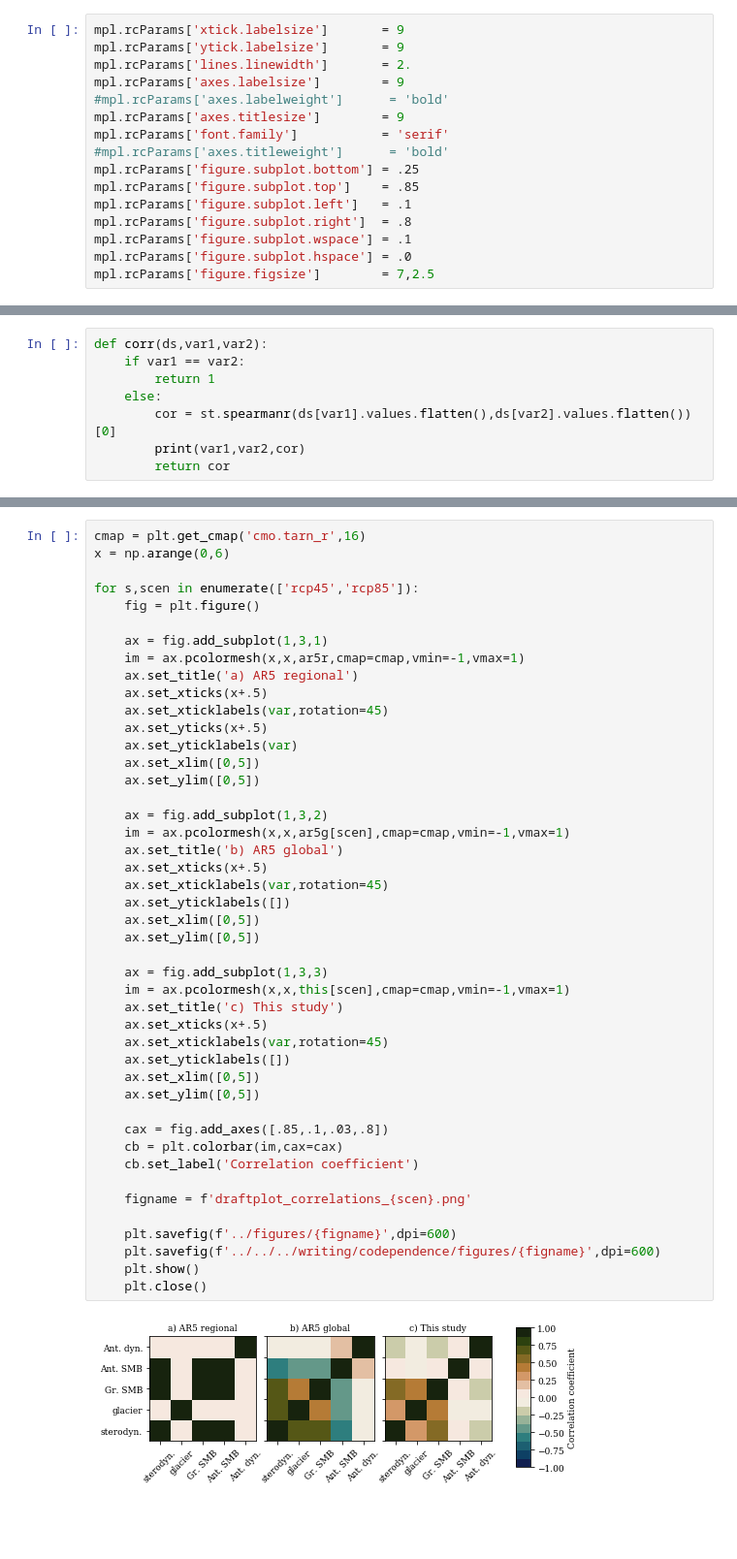
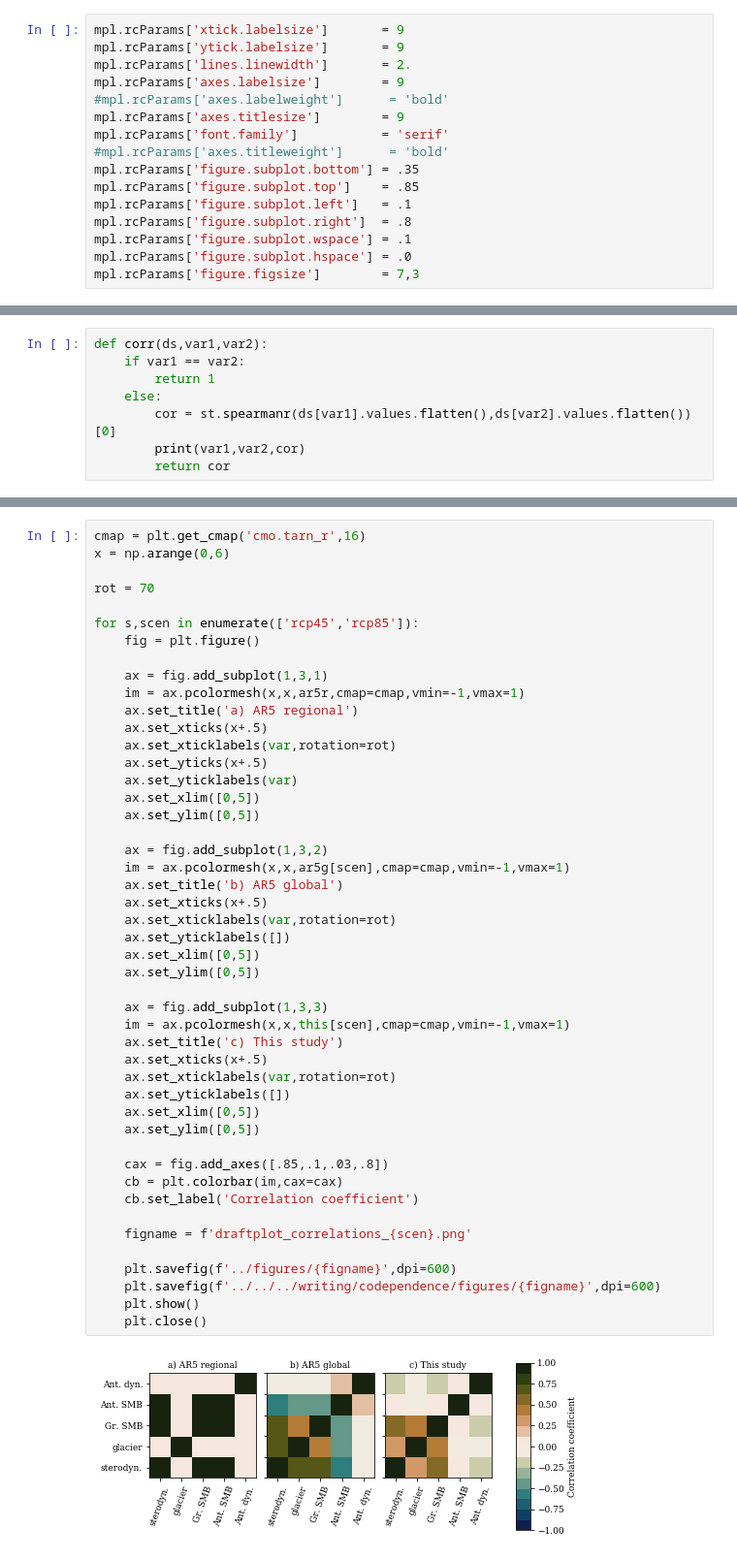
Before and after one commit to erwinlambert/codependence, a Jupyter notebook: plotcode/draftplot_correlations.ipynb, the cells around one changed output, grey strips where cells are left out. Shown at 97% size. Drawn from its saved outputs; the diff is of its cells as text; blank space fills up the shorter version.

Commit message:
Minor plot changes for revision1

```diff
--- a/plotcode/draftplot_correlations.ipynb
+++ b/plotcode/draftplot_correlations.ipynb
@@ -16,13 +16,13 @@ mpl.rcParams['axes.labelsize']        = 9
 mpl.rcParams['axes.titlesize']        = 9
 mpl.rcParams['font.family']           = 'serif'
 #mpl.rcParams['axes.titleweight']      = 'bold'
-mpl.rcParams['figure.subplot.bottom'] = .25
+mpl.rcParams['figure.subplot.bottom'] = .35
 mpl.rcParams['figure.subplot.top']    = .85
 mpl.rcParams['figure.subplot.left']   = .1
 mpl.rcParams['figure.subplot.right']  = .8
 mpl.rcParams['figure.subplot.wspace'] = .1
 mpl.rcParams['figure.subplot.hspace'] = .0
-mpl.rcParams['figure.figsize']        = 7,2.5
+mpl.rcParams['figure.figsize']        = 7,3
 # %%
 var = ['sterodyn.','glacier','Gr. SMB','Ant. SMB','Ant. dyn.']
 ar5r = np.array(
@@ -85,6 +85,8 @@ adyn asmb -0.012631956882193747
 # %%
 cmap = plt.get_cmap('cmo.tarn_r',16)
 x = np.arange(0,6)
+
+rot = 70
 
 for s,scen in enumerate(['rcp45','rcp85']):
     fig = plt.figure()
@@ -93,39 +95,39 @@ for s,scen in enumerate(['rcp45','rcp85']):
     im = ax.pcolormesh(x,x,ar5r,cmap=cmap,vmin=-1,vmax=1)
     ax.set_title('a) AR5 regional')
     ax.set_xticks(x+.5)
-    ax.set_xticklabels(var,rotation=45)
+    ax.set_xticklabels(var,rotation=rot)
     ax.set_yticks(x+.5)
     ax.set_yticklabels(var)
     ax.set_xlim([0,5])
     ax.set_ylim([0,5])
 
     ax = fig.add_subplot(1,3,2)
     im = ax.pcolormesh(x,x,ar5g[scen],cmap=cmap,vmin=-1,vmax=1)
     ax.set_title('b) AR5 global')
     ax.set_xticks(x+.5)
-    ax.set_xticklabels(var,rotation=45)
+    ax.set_xticklabels(var,rotation=rot)
     ax.set_yticklabels([])
     ax.set_xlim([0,5])
     ax.set_ylim([0,5])
 
     ax = fig.add_subplot(1,3,3)
     im = ax.pcolormesh(x,x,this[scen],cmap=cmap,vmin=-1,vmax=1)
     ax.set_title('c) This study')
     ax.set_xticks(x+.5)
-    ax.set_xticklabels(var,rotation=45)
+    ax.set_xticklabels(var,rotation=rot)
     ax.set_yticklabels([])
     ax.set_xlim([0,5])
     ax.set_ylim([0,5])
 
     cax = fig.add_axes([.85,.1,.03,.8])
     cb = plt.colorbar(im,cax=cax)
     cb.set_label('Correlation coefficient')
 
     figname = f'draftplot_correlations_{scen}.png'
 
     plt.savefig(f'../figures/{figname}',dpi=600)
     plt.savefig(f'../../../writing/codependence/figures/{figname}',dpi=600)
     plt.show()
     plt.close()
 # %% [output]
-[figure, old version]
+[figure, new version]
```
Also changed, not shown: parts of 1 cell of this notebook, 2 other files.
